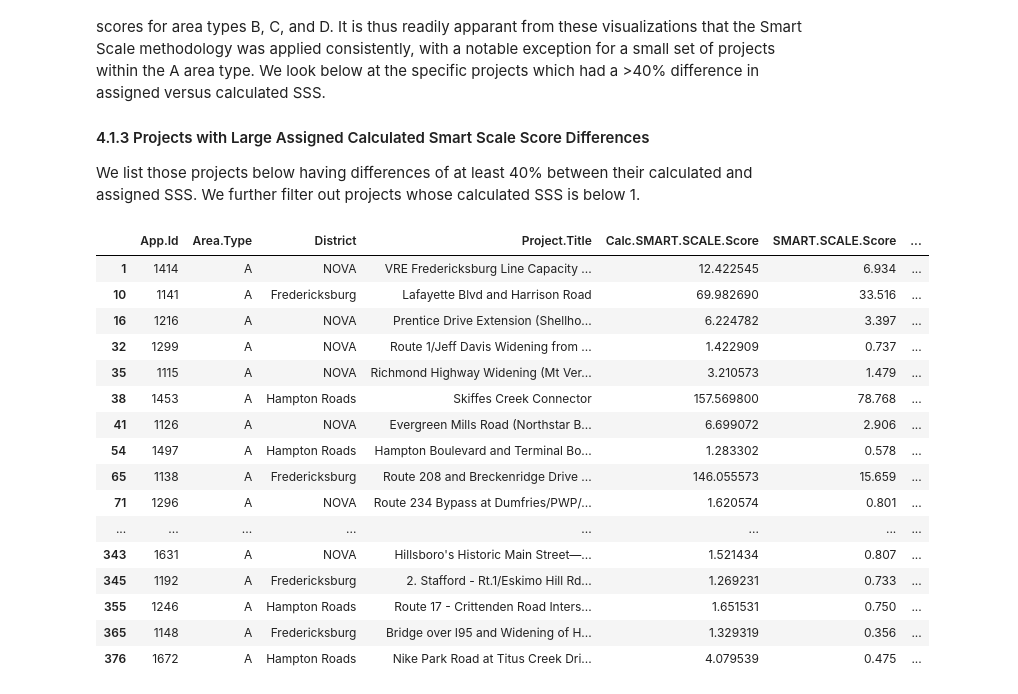
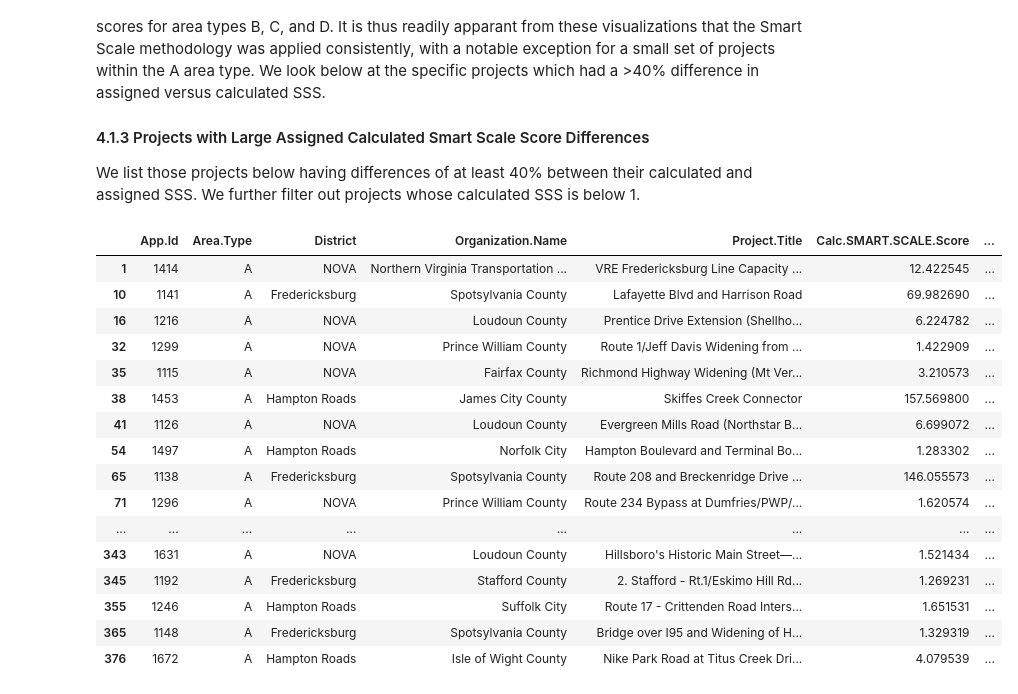
Before and after one commit to chrisgarcia001/Little-Projects, a Jupyter notebook: smart_scale/Smart-Scale-Analysis.ipynb, the cells around one changed output. Saved outputs shown, nothing was run; the diff lists cells and outputs as text; code cells hidden in the pictures.

```diff
--- a/smart_scale/Smart-Scale-Analysis.ipynb
+++ b/smart_scale/Smart-Scale-Analysis.ipynb
@@ -284,15 +297,18 @@ data$Environmental.Score <- weighted.column.average(data, c(0.5, 0.5), c('Air.Qu
 #------ Step 3: Apply Factor Weights
 # Given a dataframe with calculated factor scores, this function computes the project value according to
 # Table 4.2, p.36 of the technical guide.
-calc.proj.value <- function(dataset) {
+calc.proj.value <- function(dataset, weight.a=c(0.45, 0.5, 0.15, 0.5, 0.1, 0.2),
+                                     weight.b=c(0.15, 0.2, 0.25, 0.2, 0.1, 0.1),
+                                     weight.c=c(0.15, 0.25, 0.25, 0.25, 0.1),
+                                     weight.d=c(0.10, 0.35, 0.15, 0.3, 0.1)) {
   factor.cols.ab <- c('Congestion.Score', 'Economic.Score', 'Accessibility.Score', 'Safety.Score',
                       'Environmental.Score', 'Land.Use.Score')
   factor.cols.cd <- c('Congestion.Score', 'Economic.Score', 'Accessibility.Score', 'Safety.Score',
                       'Environmental.Score')
-  sa <- weighted.column.average(dataset, c(0.45, 0.5, 0.15, 0.5, 0.1, 0.2), factor.cols.ab)
-  sb <- weighted.column.average(dataset, c(0.15, 0.2, 0.25, 0.2, 0.1, 0.1), factor.cols.ab)
-  sc <- weighted.column.average(dataset, c(0.15, 0.25, 0.25, 0.25, 0.1), factor.cols.cd)
-  sd <- weighted.column.average(dataset, c(0.10, 0.35, 0.15, 0.3, 0.1), factor.cols.cd)
+  sa <- weighted.column.average(dataset, weight.a, factor.cols.ab)
+  sb <- weighted.column.average(dataset, weight.b, factor.cols.ab)
+  sc <- weighted.column.average(dataset, weight.c, factor.cols.cd)
+  sd <- weighted.column.average(dataset, weight.d, factor.cols.cd)
   scores <- c()
   for(i in 1:nrow(dataset)) {
     if(dataset[i, 'Area.Type'] == 'A') {scores[i] <- sa[i]}
@@ -357,24 +369,24 @@ We list those projects below having differences of at least 40% between their ca
 # %%
 data$SMART.SCALE.Diff.Percent <- round((100 * (data$Calc.SMART.SCALE.Score - data$SMART.SCALE.Score) /
                                         data$Calc.SMART.SCALE.Score), 2)
 sig.diffs <- subset(data, Calc.SMART.SCALE.Score > 1 & abs(SMART.SCALE.Diff.Percent) > 40)
-sig.diffs[c('App.Id', 'Area.Type', 'District', 'Project.Title', 'Calc.SMART.SCALE.Score',
+sig.diffs[c('App.Id', 'Area.Type', 'District', 'Organization.Name', 'Project.Title', 'Calc.SMART.SCALE.Score',
             'SMART.SCALE.Score', 'SMART.SCALE.Diff.Percent')]
 # %% [output]
-|  | App.Id | Area.Type | District | Project.Title | Calc.SMART.SCALE.Score | SMART.SCALE.Score | ... |
-| 1 | 1414 | A | NOVA | VRE Fredericksburg Line Capacity ... | 12.422545 | 6.934 | ... |
-| 10 | 1141 | A | Fredericksburg | Lafayette Blvd and Harrison Road | 69.982690 | 33.516 | ... |
-| 16 | 1216 | A | NOVA | Prentice Drive Extension (Shellho... | 6.224782 | 3.397 | ... |
-| 32 | 1299 | A | NOVA | Route 1/Jeff Davis Widening from ... | 1.422909 | 0.737 | ... |
-| 35 | 1115 | A | NOVA | Richmond Highway Widening (Mt Ver... | 3.210573 | 1.479 | ... |
-| 38 | 1453 | A | Hampton Roads | Skiffes Creek Connector | 157.569800 | 78.768 | ... |
-| 41 | 1126 | A | NOVA | Evergreen Mills Road (Northstar B... | 6.699072 | 2.906 | ... |
-| 54 | 1497 | A | Hampton Roads | Hampton Boulevard and Terminal Bo... | 1.283302 | 0.578 | ... |
-| 65 | 1138 | A | Fredericksburg | Route 208 and Breckenridge Drive ... | 146.055573 | 15.659 | ... |
-| 71 | 1296 | A | NOVA | Route 234 Bypass at Dumfries/PWP/... | 1.620574 | 0.801 | ... |
+|  | App.Id | Area.Type | District | Organization.Name | Project.Title | Calc.SMART.SCALE.Score | ... |
+| 1 | 1414 | A | NOVA | Northern Virginia Transportation ... | VRE Fredericksburg Line Capacity ... | 12.422545 | ... |
+| 10 | 1141 | A | Fredericksburg | Spotsylvania County | Lafayette Blvd and Harrison Road | 69.982690 | ... |
+| 16 | 1216 | A | NOVA | Loudoun County | Prentice Drive Extension (Shellho... | 6.224782 | ... |
+| 32 | 1299 | A | NOVA | Prince William County | Route 1/Jeff Davis Widening from ... | 1.422909 | ... |
+| 35 | 1115 | A | NOVA | Fairfax County | Richmond Highway Widening (Mt Ver... | 3.210573 | ... |
+| 38 | 1453 | A | Hampton Roads | James City County | Skiffes Creek Connector | 157.569800 | ... |
+| 41 | 1126 | A | NOVA | Loudoun County | Evergreen Mills Road (Northstar B... | 6.699072 | ... |
+| 54 | 1497 | A | Hampton Roads | Norfolk City | Hampton Boulevard and Terminal Bo... | 1.283302 | ... |
+| 65 | 1138 | A | Fredericksburg | Spotsylvania County | Route 208 and Breckenridge Drive ... | 146.055573 | ... |
+| 71 | 1296 | A | NOVA | Prince William County | Route 234 Bypass at Dumfries/PWP/... | 1.620574 | ... |
 | ... | ... | ... | ... | ... | ... | ... | ... |
-| 343 | 1631 | A | NOVA | Hillsboro's Historic Main Street—... | 1.521434 | 0.807 | ... |
-| 345 | 1192 | A | Fredericksburg | 2. Stafford - Rt.1/Eskimo Hill Rd... | 1.269231 | 0.733 | ... |
-| 355 | 1246 | A | Hampton Roads | Route 17 - Crittenden Road Inters... | 1.651531 | 0.750 | ... |
-| 365 | 1148 | A | Fredericksburg | Bridge over I95 and Widening of H... | 1.329319 | 0.356 | ... |
-| 376 | 1672 | A | Hampton Roads | Nike Park Road at Titus Creek Dri... | 4.079539 | 0.475 | ... |
+| 343 | 1631 | A | NOVA | Loudoun County | Hillsboro's Historic Main Street—... | 1.521434 | ... |
+| 345 | 1192 | A | Fredericksburg | Stafford County | 2. Stafford - Rt.1/Eskimo Hill Rd... | 1.269231 | ... |
+| 355 | 1246 | A | Hampton Roads | Suffolk City | Route 17 - Crittenden Road Inters... | 1.651531 | ... |
+| 365 | 1148 | A | Fredericksburg | Spotsylvania County | Bridge over I95 and Widening of H... | 1.329319 | ... |
+| 376 | 1672 | A | Hampton Roads | Isle of Wight County | Nike Park Road at Titus Creek Dri... | 4.079539 | ... |
```
Also changed, not shown: parts of 13 cells of this notebook, 4 other files.
